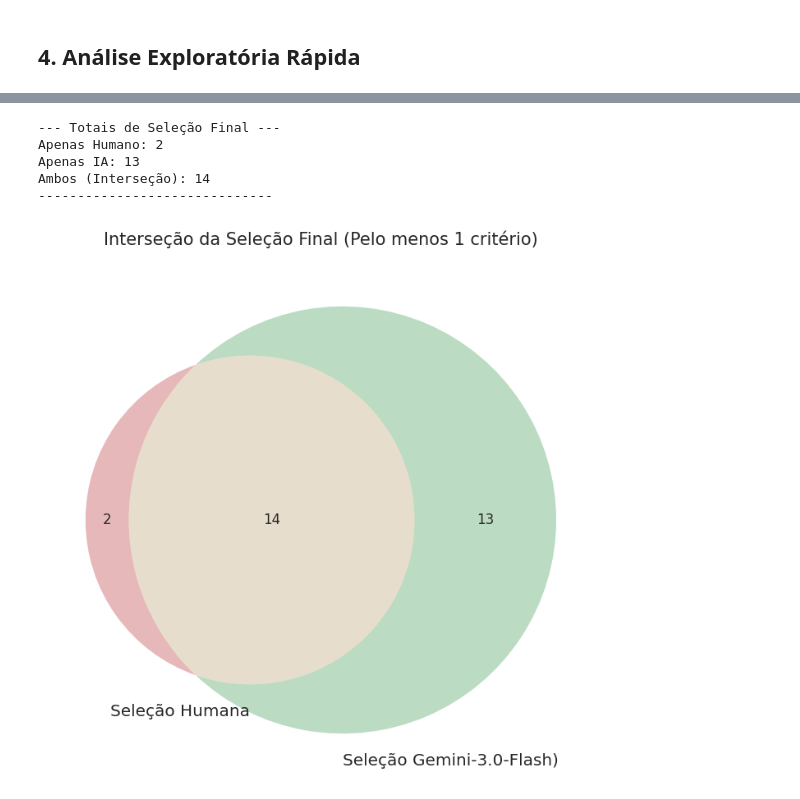
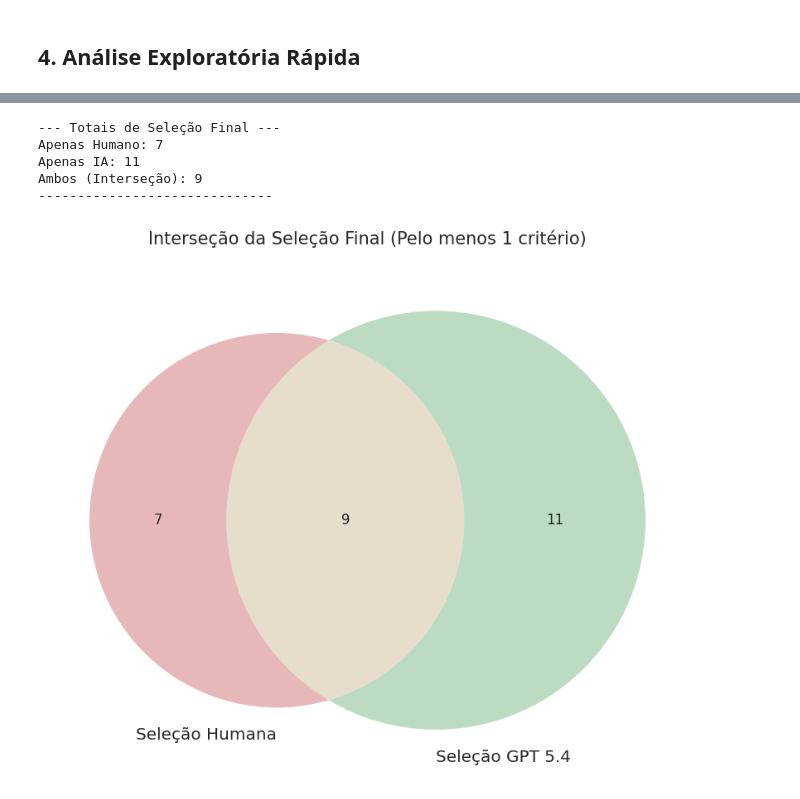
Before and after one commit to SERG-UFPI/SE4AI-MLOps-Mapping, a Jupyter notebook: llm-sm-selection/notebooks/gpt-5.4-pro-yes-no-comparison-base-2.ipynb, the cells around one changed output, grey strips where cells are left out. Saved outputs shown, nothing was run; the diff lists cells and outputs as text; code cells hidden in the pictures.

```diff
--- a/llm-sm-selection/notebooks/gpt-5.4-pro-yes-no-comparison-base-2.ipynb
+++ b/llm-sm-selection/notebooks/gpt-5.4-pro-yes-no-comparison-base-2.ipynb
@@ -91,12 +91,12 @@ def extrair_score(inclusion_results, criterion):
             return item.get('decision')
     return None
 
-rows_gemini = []
+rows_gpt = []
 for res in results:
     meta = res.get('article_metadata', {})
     inc  = res.get('inclusion_results', [])
     doi  = meta.get('DOI', '')
-    rows_gemini.append({
+    rows_gpt.append({
         'DOI':         doi.strip() if doi else doi,
         'Título':      meta['title'],
         'Autor':       meta['author'],
@@ -106,9 +106,9 @@ for res in results:
         'CI3_GPT':  extrair_score(inc, 'CI3'),
     })
 
-df_gemini = pd.DataFrame(rows_gemini)
+df_gpt = pd.DataFrame(rows_gpt)
 mean_cols = ['CI1_GPT', 'CI2_GPT', 'CI3_GPT']
-print(f'Shape: {df_gemini.shape}')
-df_gemini.head()
+print(f'Shape: {df_gpt.shape}')
+df_gpt.head()
 # %% [output]
 Shape: (100, 7)
@@ -121,16 +121,16 @@ Shape: (100, 7)
 # %% [markdown]
 ## 3. Merge dos DataFrames
 # %%
-df_merged = df_articles.merge(df_gemini, on=['Título', 'Autor', 'Ano'], how='left')
+df_merged = df_articles.merge(df_gpt, on=['Título', 'Autor', 'Ano'], how='left')
 
 # Selecionar e ordenar colunas finais
 cols_final = ['ISBNs', 'ISSN', 'Título', 'Abstract', 'Autor', 'Ano',
               'CI1', 'CI2', 'CI3',
-              'CI1_GEMINI', 'CI2_GEMINI', 'CI3_GEMINI']
+              'CI1_GPT', 'CI2_GPT', 'CI3_GPT']
 df_final = df_merged[cols_final]
 
 print(f'Total de artigos no CSV final: {len(df_final)}')
-print(f'Artigos sem match GEMINI: {df_final["CI1_GEMINI"].isna().sum()}')
+print(f'Artigos sem match GPT: {df_final["CI1_GPT"].isna().sum()}')
 df_final.head(10)
 # %% [output]
 Total de artigos no CSV final: 100
@@ -153,7 +153,7 @@ threshold = 'YES'
 
 for i in range(1, 4):
     real_col = f'CI{i}'
-    gemini_col = f'CI{i}_GEMINI'
+    gemini_col = f'CI{i}_GPT'
     result_col = f'RESULT_CI{i}'
 
     df_final[result_col] = (df_final[real_col] == (df_final[gemini_col] == threshold)).map({True: 'C', False: 'E'})
@@ -317,14 +287,14 @@ plt.show()
 # %%
 threshold = "YES"
 df_final['INCLUSAO_HUMANO'] = df_final[['CI1', 'CI2', 'CI3']].any(axis=1)
-cols_gemini = ['CI1_GEMINI', 'CI2_GEMINI', 'CI3_GEMINI']
+cols_gemini = ['CI1_GPT', 'CI2_GPT', 'CI3_GPT']
 df_final['INCLUSAO_IA'] = (df_final[cols_gemini] == threshold).any(axis=1)
 
 total_humano = df_final['INCLUSAO_HUMANO'].sum()
 total_ia = df_final['INCLUSAO_IA'].sum()
 
 df_resumo_final = pd.DataFrame({
-    'Avaliador': ['Humano', 'IA (Gemini 3.0-Flash)'],
+    'Avaliador': ['Humano', 'IA (GPT 5.4)'],
     'Artigos Incluídos': [total_humano, total_ia]
 })
 
@@ -355,35 +325,35 @@ plt.show()
 # %%
 threshold = "YES"
 df = df_final.copy()
 
 df['INCLUSAO_HUMANO'] = df[['CI1', 'CI2', 'CI3']].any(axis=1)
-cols_gemini = ['CI1_GEMINI', 'CI2_GEMINI', 'CI3_GEMINI']
-df['INCLUSAO_IA'] = (df[cols_gemini] >= threshold).any(axis=1)
+cols_gpt = ['CI1_GPT', 'CI2_GPT', 'CI3_GPT']
+df['INCLUSAO_IA'] = (df[cols_gpt] >= threshold).any(axis=1)
 so_humano = ((df['INCLUSAO_HUMANO'] == True) & (df['INCLUSAO_IA'] == False)).sum()
 so_ia = ((df['INCLUSAO_HUMANO'] == False) & (df['INCLUSAO_IA'] == True)).sum()
 ambos = ((df['INCLUSAO_HUMANO'] == True) & (df['INCLUSAO_IA'] == True)).sum()
 
 print(f"--- Totais de Seleção Final ---")
 print(f"Apenas Humano: {so_humano}")
 print(f"Apenas IA: {so_ia}")
 print(f"Ambos (Interseção): {ambos}")
 print("-" * 30)
 
 plt.figure(figsize=(10, 8))
 
 v = venn2(subsets=(so_humano, so_ia, ambos),
-          set_labels=('Seleção Humana', 'Seleção Gemini-3.0-Flash)'))
+          set_labels=('Seleção Humana', 'Seleção GPT 5.4'))
 
 plt.title("Interseção da Seleção Final (Pelo menos 1 critério)", fontsize=15, pad=20)
 
 plt.show()
 # %% [output]
 --- Totais de Seleção Final ---
-Apenas Humano: 2
-Apenas IA: 13
-Ambos (Interseção): 14
+Apenas Humano: 7
+Apenas IA: 11
+Ambos (Interseção): 9
 ------------------------------
-[figure, old version]
+[figure, new version]
 # %%
 so_humano = df.loc[(df['INCLUSAO_HUMANO'] == True) & (df['INCLUSAO_IA'] == False)]
 so_humano
```
Also changed, not shown: parts of 10 cells of this notebook.
